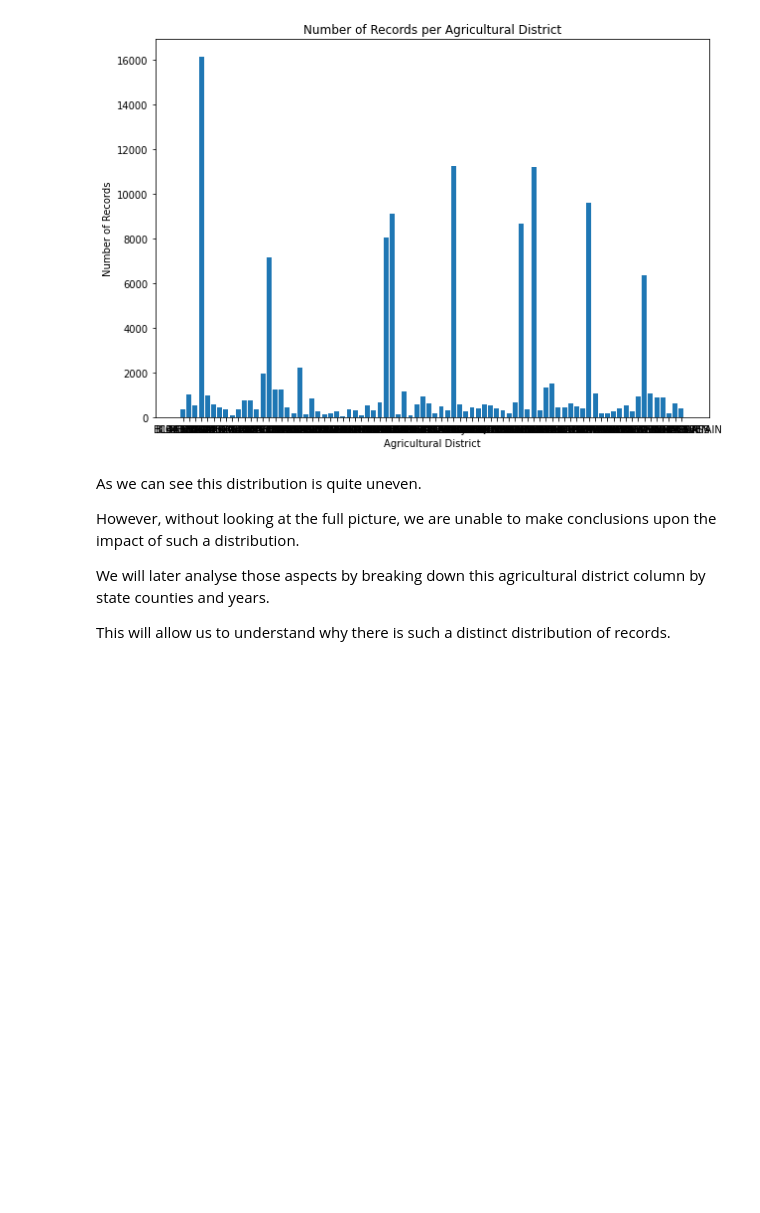
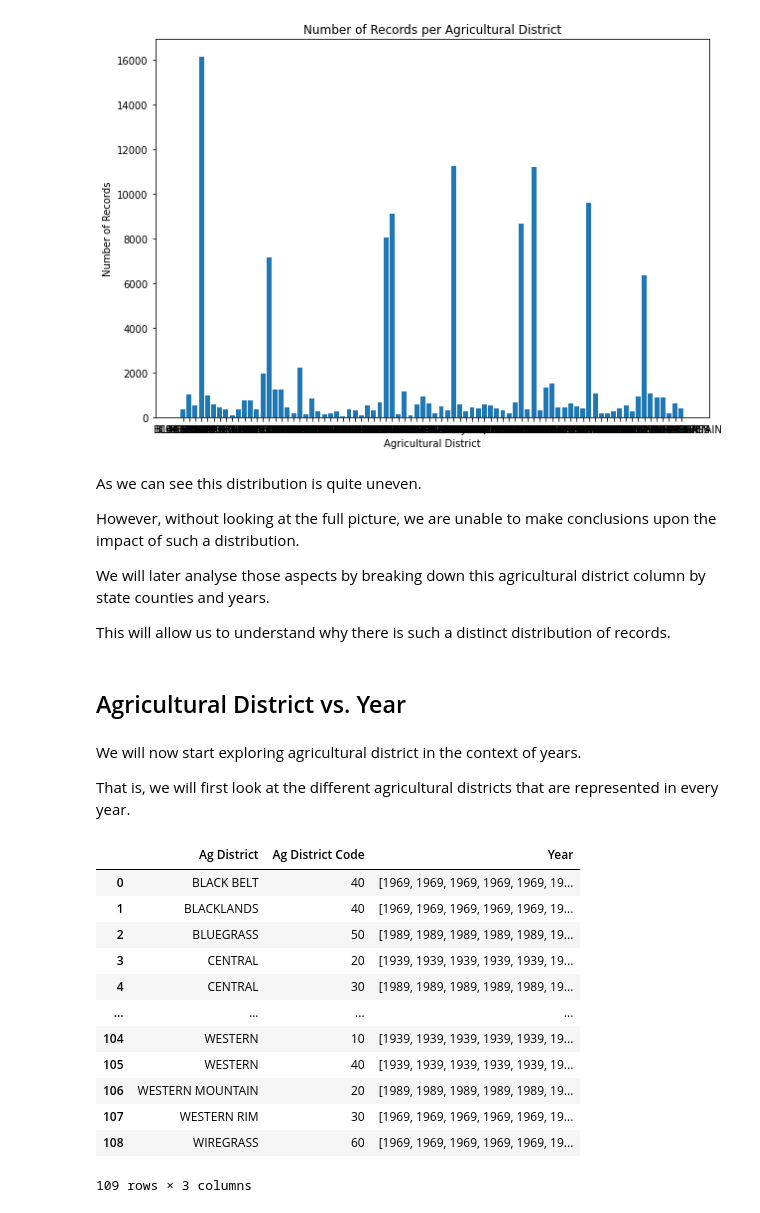
Before and after one commit to atabou/CMPS276_Data_Science_Project, a Jupyter notebook: EDA.ipynb, the cells around one changed output. Saved outputs shown, nothing was run; the diff lists cells and outputs as text; code cells hidden in the pictures; blank space fills up the shorter version.

```diff
--- a/EDA.ipynb
+++ b/EDA.ipynb
@@ -357,3 +357,11 @@ However, without looking at the full picture, we are unable to make conclusions
 We will later analyse those aspects by breaking down this agricultural district column by state counties and years.
 
 This will allow us to understand why there is such a distinct distribution of records.
+# %% [markdown]
+
+## Agricultural District vs. Year
+# %% [markdown]
+
+We will now start exploring agricultural district in the context of years.
+
+That is, we will first look at the different agricultural districts that are represented in every year.
@@ -359,0 +371,18 @@ This will allow us to understand why there is such a distinct distribution of re
+# %%
+
+agdistANDyear = agdistANDyear.groupby(["Ag District", "Ag District Code"]).agg(list).reset_index()
+agdistANDyear
+# %% [output]
+|  | Ag District | Ag District Code | Year |
+| 0 | BLACK BELT | 40 | [1969, 1969, 1969, 1969, 1969, 19... |
+| 1 | BLACKLANDS | 40 | [1969, 1969, 1969, 1969, 1969, 19... |
+| 2 | BLUEGRASS | 50 | [1989, 1989, 1989, 1989, 1989, 19... |
+| 3 | CENTRAL | 20 | [1939, 1939, 1939, 1939, 1939, 19... |
+| 4 | CENTRAL | 30 | [1989, 1989, 1989, 1989, 1989, 19... |
+| ... | ... | ... | ... |
+| 104 | WESTERN | 10 | [1939, 1939, 1939, 1939, 1939, 19... |
+| 105 | WESTERN | 40 | [1939, 1939, 1939, 1939, 1939, 19... |
+| 106 | WESTERN MOUNTAIN | 20 | [1989, 1989, 1989, 1989, 1989, 19... |
+| 107 | WESTERN RIM | 30 | [1969, 1969, 1969, 1969, 1969, 19... |
+| 108 | WIREGRASS | 60 | [1969, 1969, 1969, 1969, 1969, 19... |
+109 rows × 3 columns
```
Also changed, not shown: parts of 5 cells of this notebook.
